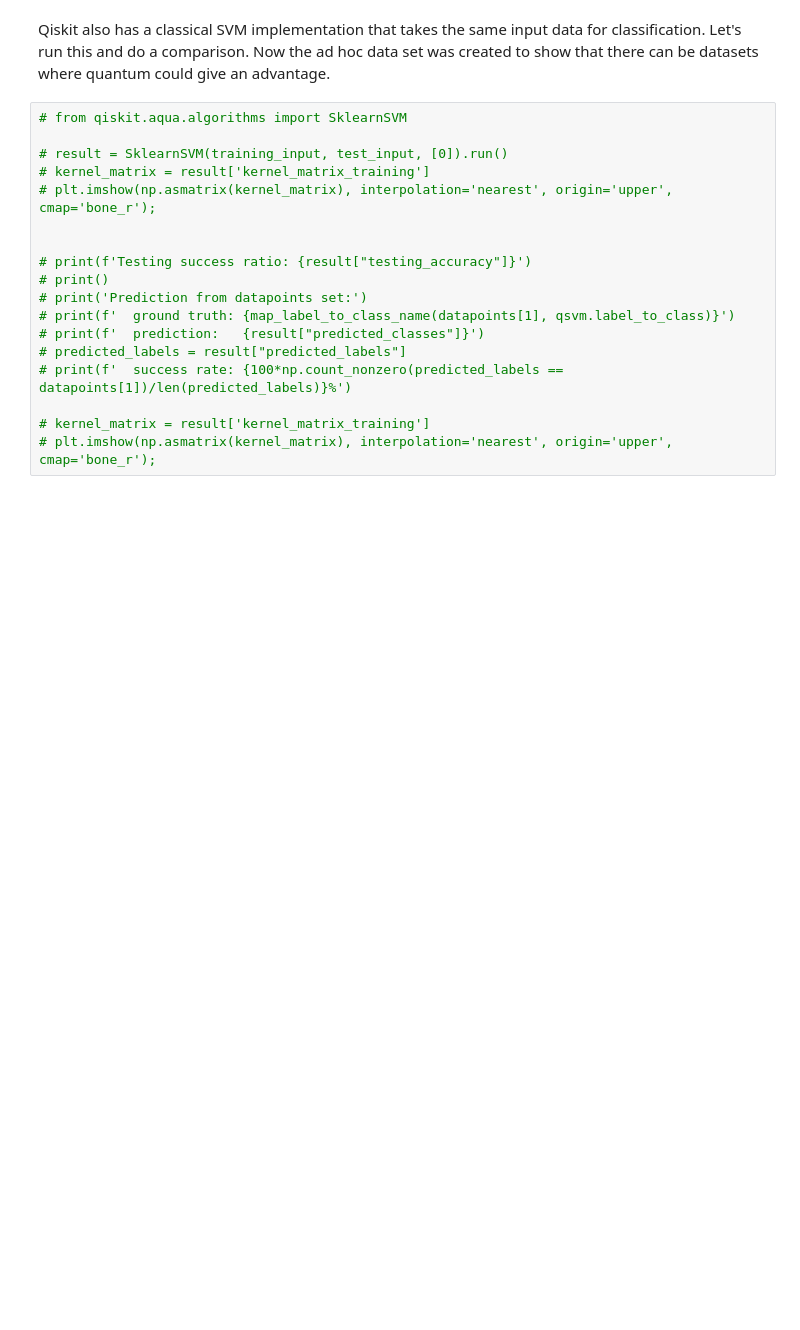
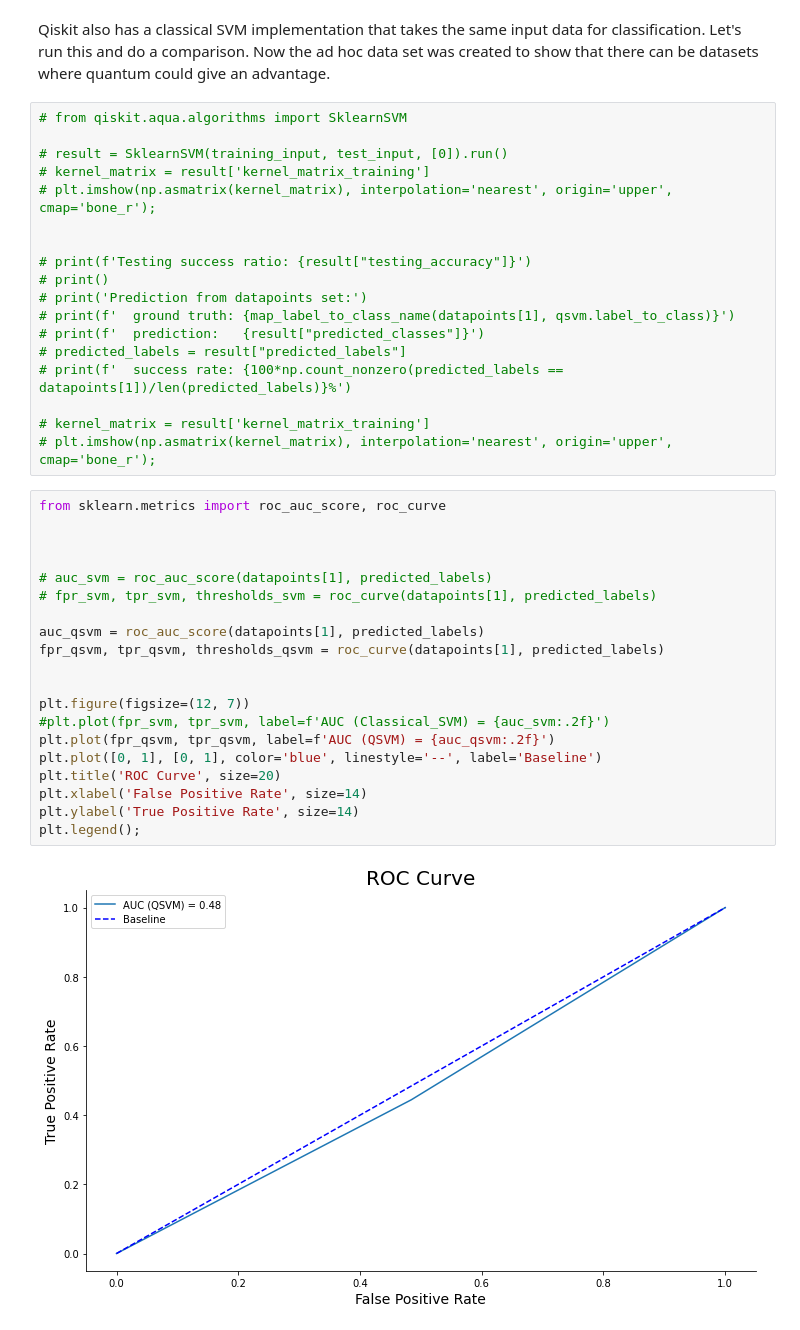
Before and after one commit to RossyNguyen/Quantstellar, a Jupyter notebook: QUANTSTELLAR-QISKIT-HACKATHON-21/notebooks/QSVM_Rossy.ipynb, the cells around one changed output. Cells and saved outputs as stored; diff of their text form; blank space fills up the shorter version.

```diff
--- a/QUANTSTELLAR-QISKIT-HACKATHON-21/notebooks/QSVM_Rossy.ipynb
+++ b/QUANTSTELLAR-QISKIT-HACKATHON-21/notebooks/QSVM_Rossy.ipynb
@@ -154,3 +161,25 @@ Qiskit also has a classical SVM implementation that takes the same input data fo
 
 # kernel_matrix = result['kernel_matrix_training']
 # plt.imshow(np.asmatrix(kernel_matrix), interpolation='nearest', origin='upper', cmap='bone_r');
+# %%
+from sklearn.metrics import roc_auc_score, roc_curve
+
+
+
+# auc_svm = roc_auc_score(datapoints[1], predicted_labels)
+# fpr_svm, tpr_svm, thresholds_svm = roc_curve(datapoints[1], predicted_labels)
+
+auc_qsvm = roc_auc_score(datapoints[1], predicted_labels)
+fpr_qsvm, tpr_qsvm, thresholds_qsvm = roc_curve(datapoints[1], predicted_labels)
+
+
+plt.figure(figsize=(12, 7))
+#plt.plot(fpr_svm, tpr_svm, label=f'AUC (Classical_SVM) = {auc_svm:.2f}')
+plt.plot(fpr_qsvm, tpr_qsvm, label=f'AUC (QSVM) = {auc_qsvm:.2f}')
+plt.plot([0, 1], [0, 1], color='blue', linestyle='--', label='Baseline')
+plt.title('ROC Curve', size=20)
+plt.xlabel('False Positive Rate', size=14)
+plt.ylabel('True Positive Rate', size=14)
+plt.legend();
+# %% [output]
+[figure, added]
```
Also changed, not shown: parts of 6 cells of this notebook, 2 other files.
